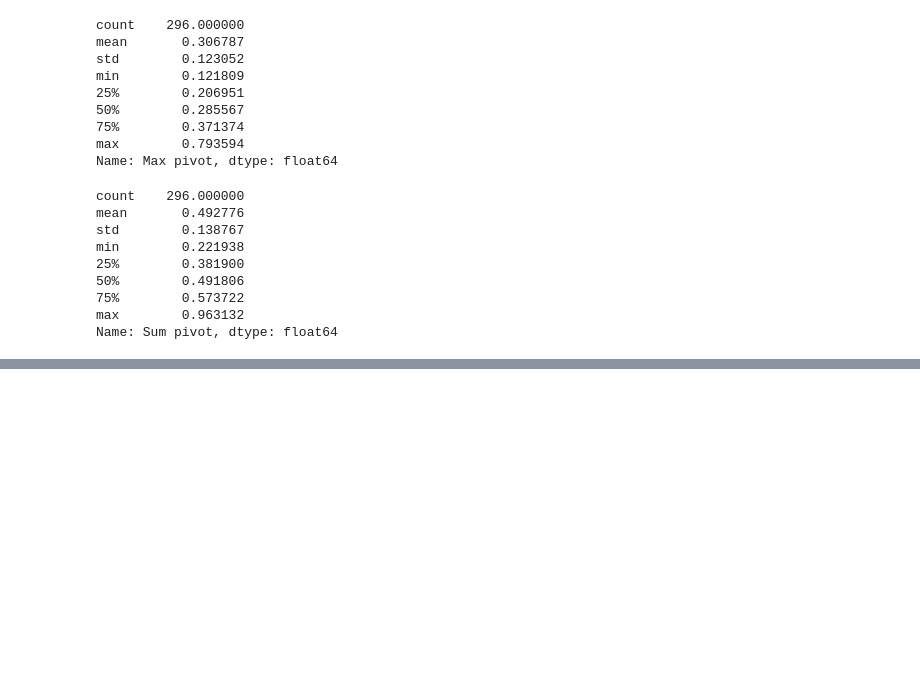
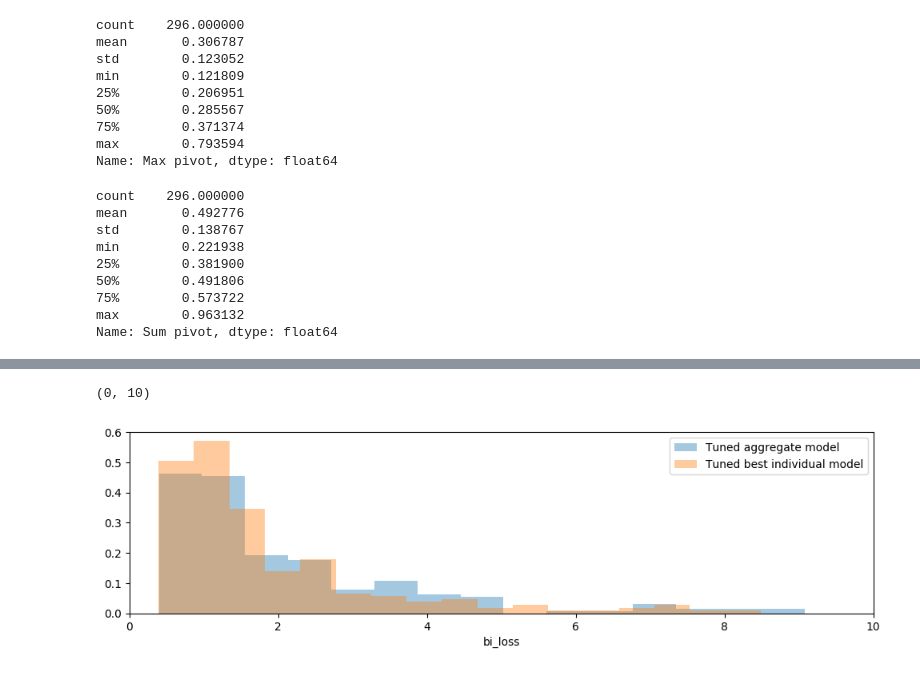
Before and after one commit to tingard/gzbuilder_results, a Jupyter notebook: compile_tuned_models.ipynb, the cells around one changed output, grey strips where cells are left out. Saved outputs shown, nothing was run; the diff lists cells and outputs as text; code cells hidden in the pictures; blank space fills up the shorter version.

```diff
--- a/compile_tuned_models.ipynb
+++ b/compile_tuned_models.ipynb
@@ -304,0 +375,16 @@ Name: Sum pivot, dtype: float64
+# %%
+lackner_nb1 = pd.read_csv('lib/lackner_nb1.csv', index_col=0)
+lackner_nb4 = pd.read_csv('lib/lackner_nb4.csv', index_col=0)
+# %%
+plt.figure(figsize=(12, 3), dpi=100)
+# sns.kdeplot(lackner_nb1['CHI_SQ_R'].rename('Lackner Exp+Exp model'), kernel='triw')
+# sns.kdeplot(lackner_nb4['CHI_SQ_R'].rename('Lackner Exp+dV model'))
+x = np.linspace(0, 10, 1000)
+sns.distplot(agg_losses.reindex_like(lackner_nb4), label='Tuned aggregate model', kde=False, norm_hist=True)
+sns.distplot(bi_losses.reindex_like(lackner_nb4), label='Tuned best individual model', kde=False, norm_hist=True)
+
+plt.legend()
+plt.xlim(0, 10)
+# %% [output]
+(0, 10)
+[figure, added]
```
Also changed, not shown: parts of 10 cells of this notebook, 24 other files.
